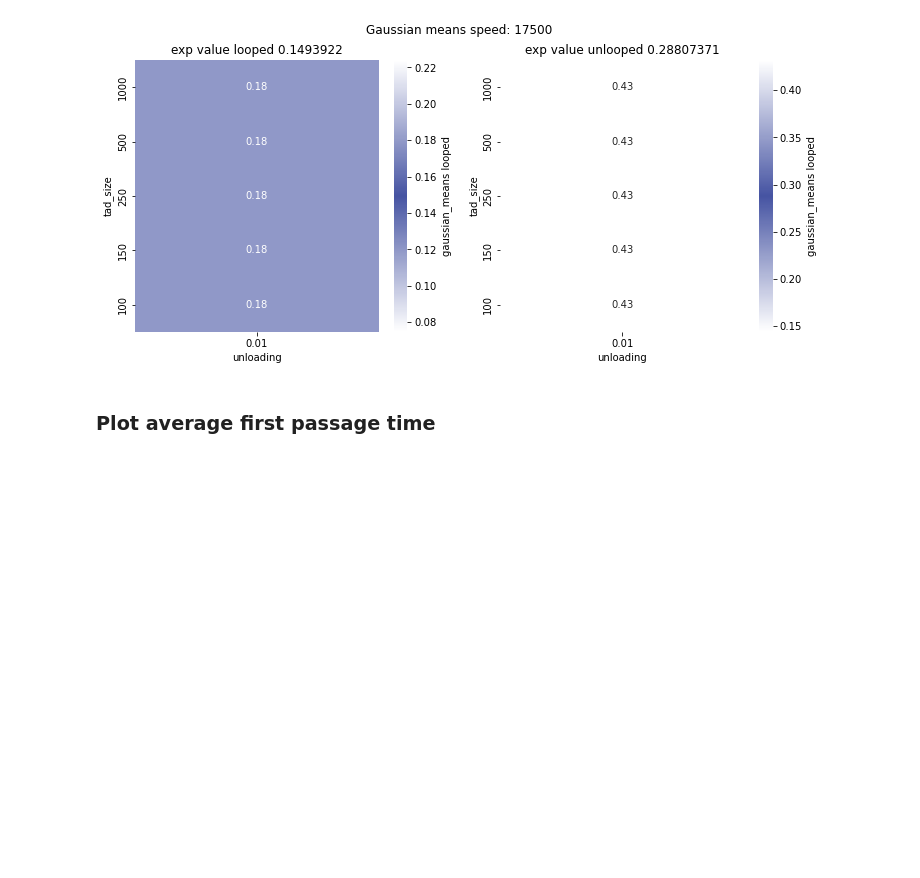
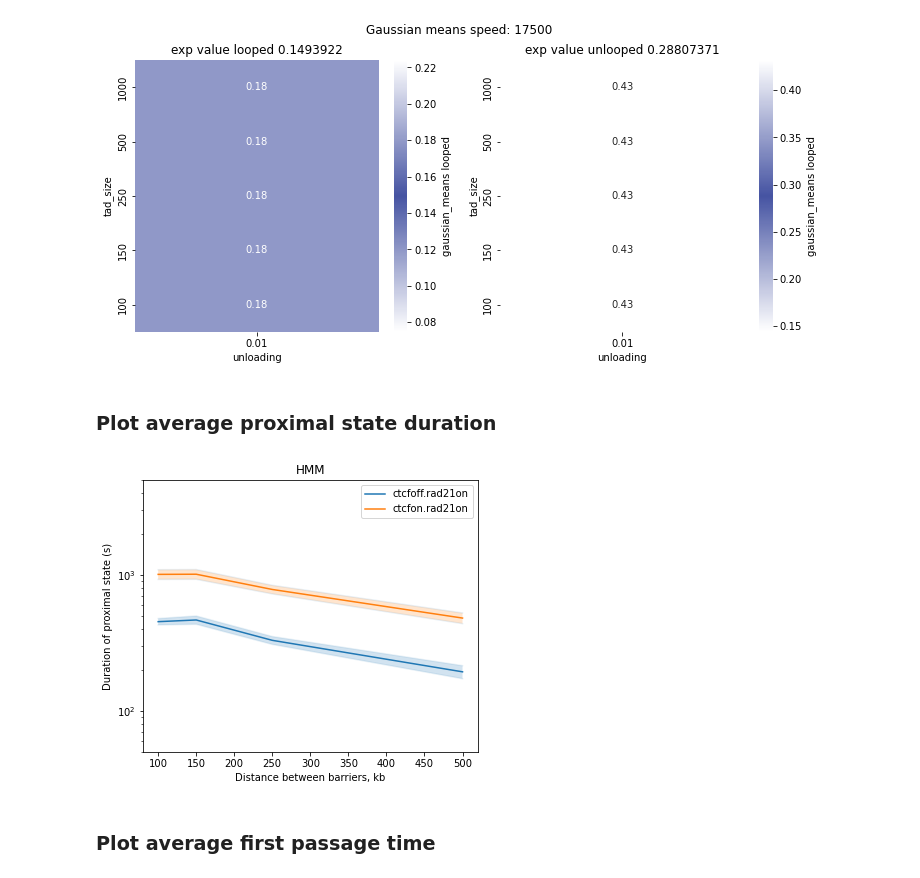
Before and after one commit to zhanyinx/SPT_analysis, a Jupyter notebook: notebooks/HMM_simulation_data_diff_tads.ipynb, the cells around one changed output. Drawn from its saved outputs; the diff is of its cells as text; code cells hidden in the pictures; blank space fills up the shorter version.

Commit message:
:recycle: diff_tad notebook

```diff
--- a/notebooks/HMM_simulation_data_diff_tads.ipynb
+++ b/notebooks/HMM_simulation_data_diff_tads.ipynb
@@ -30,9 +27,9 @@ matplotlib.rcParams['pdf.fonttype'] = 42
 # %%
 reproducible = True
-distance_conversion = (0.012*np.sqrt(40)) # 1 a.u. = 0.08 um
+distance_conversion = 0.012 * np.sqrt(40)  # 1 a.u. = 0.08 um
 rolling = 1
 if reproducible:
-    seed=42
+    seed = 42
     np.random.seed(seed)
 subsample = False
 
@@ -129,7 +138,8 @@ for distances in all_tad_sizes_dataset_orig:
     tad_size = int(distances.tad_size.unique()[0])
     idx = (
         np.where(
-            np.array([abs(eval(x)) for x in distances.columns[1:][:-7]]) >= tad_size - nneighbor
+            np.array([abs(eval(x)) for x in distances.columns[1:][:-7]])
+            >= tad_size - nneighbor
         )[0]
         + 1
     )
@@ -371,7 +387,9 @@ dist_gaussian_means[
 # %% [markdown]
 ### Plot Gaussian mean as heatmap
 # %%
-pdf = PdfPages(f"/tungstenfs/scratch/ggiorget/pavel/code_projects/systematic_chrodyn_simulations/langevin_simulations/analysis_sweep/revision1/diff_tads/{dataset_name}_2states_HMM_neighbor_{nneighbor}.pdf")
+pdf = PdfPages(
+    f"/tungstenfs/scratch/ggiorget/pavel/code_projects/systematic_chrodyn_simulations/langevin_simulations/analysis_sweep/revision1/diff_tads/{dataset_name}_2states_HMM_neighbor_{nneighbor}.pdf"
+)
 
 speed = "17500"
 exp_looped = 0.1493922
@@ -417,10 +435,48 @@ sns.heatmap(
 ax[1].set_title(f"exp value unlooped {exp_unlooped}")
 plt.suptitle(f"Gaussian means speed: {speed}")
 plt.show()
-pdf.savefig(fig)
+#pdf.savefig(fig)
 # %% [output]
 posx and posy should be finite values
 posx and posy should be finite values
 [figure]
+# %% [markdown]
+### Plot average proximal state duration
+# %%
+# ctcf_off = 270
+speed = "17500"
+ctcf_off = 378.529412
+ctcf_on = 981.293706
+norm = mcolors.TwoSlopeNorm(vmin=ctcf_off * 0, vcenter=ctcf_off, vmax=ctcf_off * 2)
+mean = mean.astype({"tad_size": "int32"})
+
+fig, ax = plt.subplots(figsize=(6, 5))
+for ctcf, sdf in (
+    mean[(mean.speed == speed)]
+    .reset_index()
+    .replace({"tad_size": conversion_beads_to_kb_int})
+    .sort_values(by=["tad_size"], ascending=False)
+    .groupby("ctcf")
+):
+    x = sdf.tad_size.values
+    y = sdf.contact_duration.values
+    yerr = sdf.contact_duration_sem.values
+    lower, upper = y - yerr, y + yerr
+    ax.plot(x, y, label=f"{ctcf}")
+    ax.plot(x, lower, color="tab:blue", alpha=0.1)
+    ax.plot(x, upper, color="tab:blue", alpha=0.1)
+    ax.fill_between(x, lower, upper, alpha=0.2)
+    ax.set(
+        yscale="log",
+        title="HMM",
+        xlabel="Distance between barriers, kb",
+        ylabel="Duration of proximal state (s)",
+        ylim=(50, 5000),
+    )
+plt.legend()
+plt.show()
+pdf.savefig(fig)
+# %% [output]
+[figure, added]
 # %% [markdown]
 ### Plot average first passage time
```
Also changed, not shown: parts of 21 cells of this notebook.
